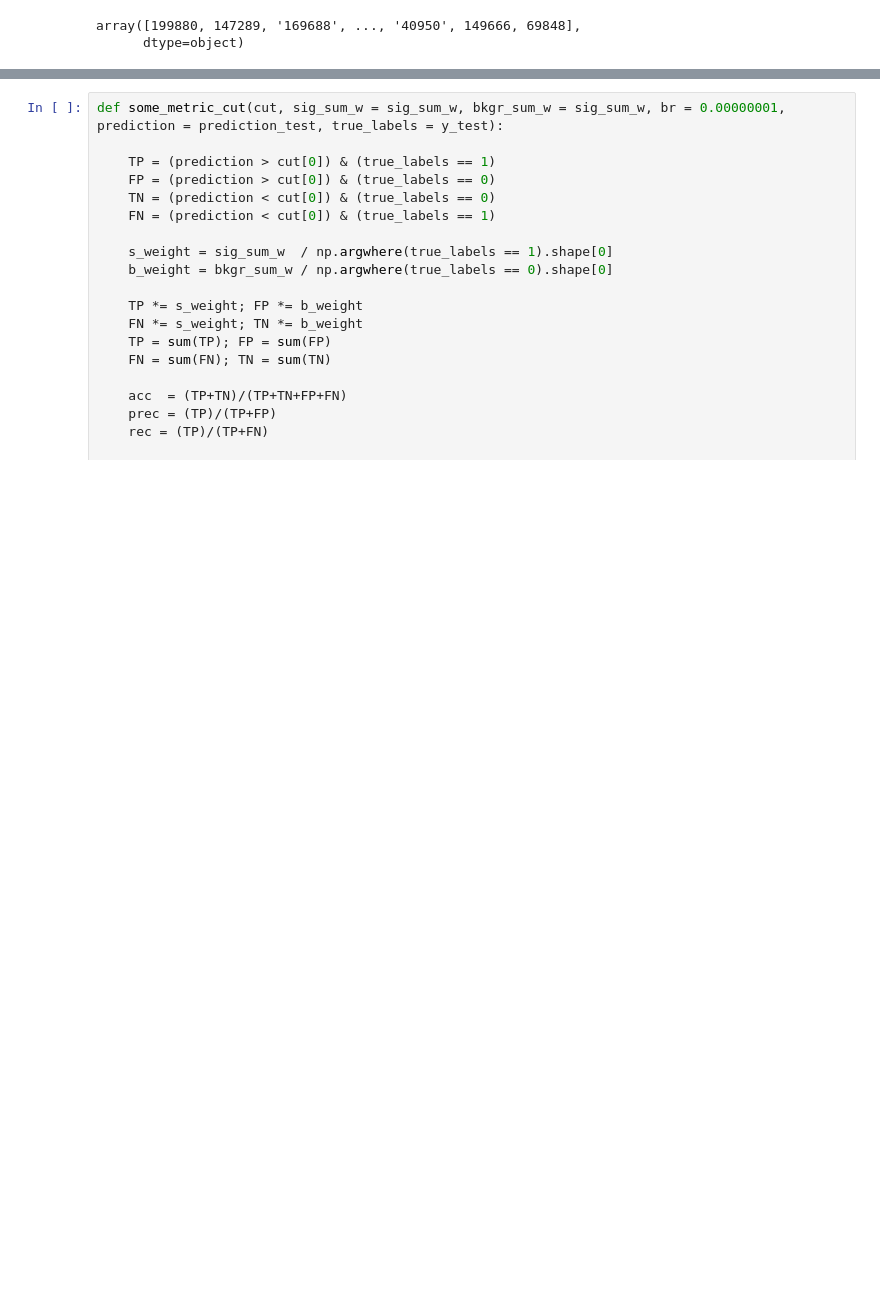
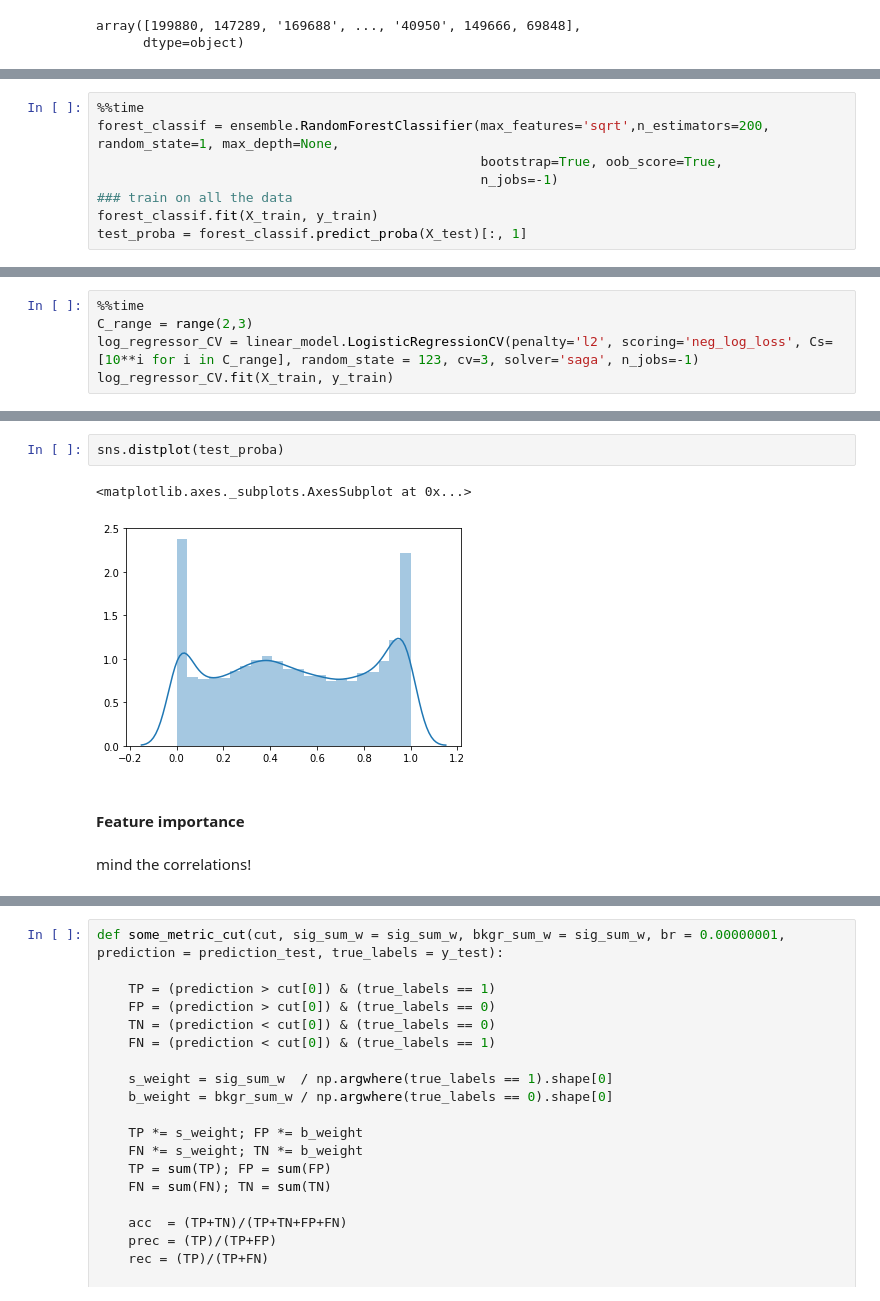
Before and after one commit to ofivite/MISP2019, a Jupyter notebook: school_preliminary_studies.ipynb, the cells around one changed output, grey strips where cells are left out. Drawn from its saved outputs; the diff is of its cells as text; blank space fills up the shorter version.

```diff
--- a/school_preliminary_studies.ipynb
+++ b/school_preliminary_studies.ipynb
@@ -531,0 +582,8 @@ array([199880, 147289, '169688', ..., '40950', 149666, 69848],
+# %%
+%%time
+forest_classif = ensemble.RandomForestClassifier(max_features='sqrt',n_estimators=200, random_state=1, max_depth=None,
+                                                 bootstrap=True, oob_score=True,
+                                                 n_jobs=-1)
+### train on all the data
+forest_classif.fit(X_train, y_train)
+test_proba = forest_classif.predict_proba(X_test)[:, 1]
@@ -531,0 +610,5 @@ array([199880, 147289, '169688', ..., '40950', 149666, 69848],
+# %%
+%%time
+C_range = range(2,3)
+log_regressor_CV = linear_model.LogisticRegressionCV(penalty='l2', scoring='neg_log_loss', Cs=[10**i for i in C_range], random_state = 123, cv=3, solver='saga', n_jobs=-1)
+log_regressor_CV.fit(X_train, y_train)
@@ -531,0 +656,9 @@ array([199880, 147289, '169688', ..., '40950', 149666, 69848],
+# %%
+sns.distplot(test_proba)
+# %% [output]
+<matplotlib.axes._subplots.AxesSubplot at 0x...>
+[figure, added]
+# %% [markdown]
+#### **Feature importance**
+# %% [markdown]
+mind the correlations!
```
Also changed, not shown: parts of 63 cells of this notebook, 1 other file.
